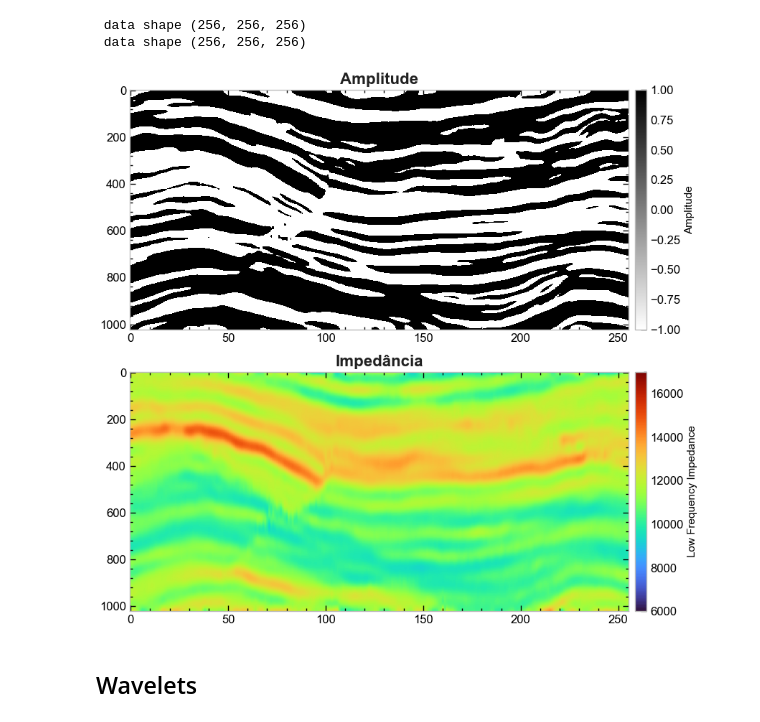
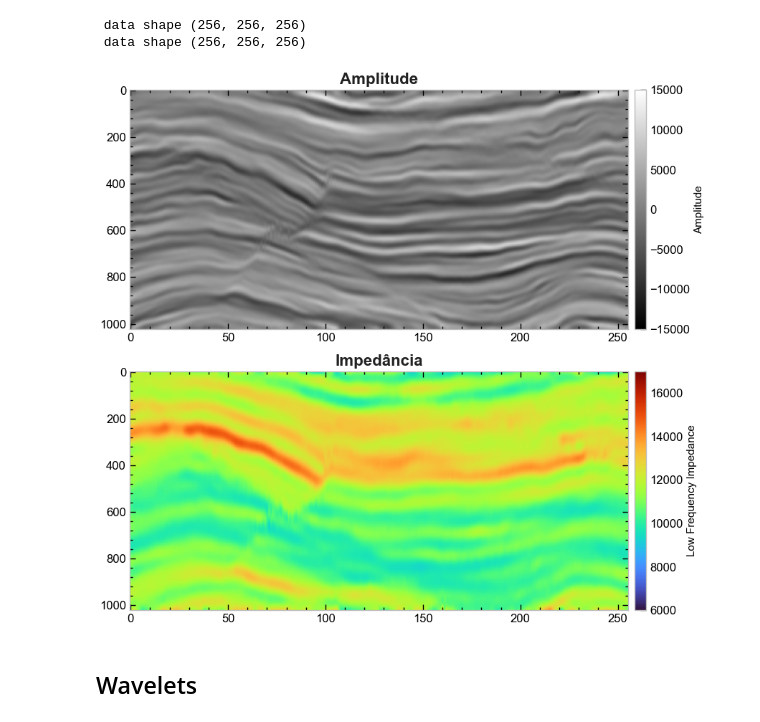
Before and after one commit to albano-a/tcc_methodology, a Jupyter notebook: main.ipynb, the cells around one changed output. Saved outputs shown, nothing was run; the diff lists cells and outputs as text; code cells hidden in the pictures.

```diff
--- a/main.ipynb
+++ b/main.ipynb
@@ -70,37 +70,37 @@ fig, axs = plt.subplots(2, 1, figsize=(9, 8))
 SECTION = 128
 
 c = axs[0].imshow(
-    data_amp[:, SECTION, :].T, cmap="gray_r", aspect="auto", vmin=-1, vmax=1
+    data_amp[:, SECTION, :].T, cmap="gray", aspect="auto", vmin=-15000, vmax=15000
 )
 cbar = fig.colorbar(c, ax=axs[0], pad=0.01)
 cbar.set_label("Amplitude", size=11)
 cbar.ax.tick_params(labelsize=LABEL_SIZE)
 axs[0].set_title("Amplitude", fontsize=FONT_SIZE, fontweight="bold", color=TEXT_COLOR)
 axs[0].set_yticklabels(
     [str(int(tick) * 4) for tick in axs[0].get_yticks()]
 )  # Altera os rótulos do eixo y
 axs[0].tick_params(axis="both", labelsize=LABEL_SIZE)
 axs[0].grid(False)
 
 c = axs[1].imshow(
     imp_background[:, SECTION, :].T, cmap="turbo", aspect="auto", vmin=VMIN, vmax=VMAX
 )
 
 cbar = fig.colorbar(c, ax=axs[1], pad=0.01)
 cbar.set_label("Low Frequency Impedance", size=11)
 cbar.ax.tick_params(labelsize=LABEL_SIZE)
 axs[1].set_title("Impedância", fontsize=FONT_SIZE, fontweight="bold", color=TEXT_COLOR)
 axs[1].set_yticklabels(
     [str(int(tick) * 4) for tick in axs[1].get_yticks()]
 )  # Altera os rótulos do eixo y
 axs[1].tick_params(axis="both", labelsize=LABEL_SIZE)
 axs[1].grid(False)
 
 plt.tight_layout()
 plt.savefig("Figures/views/amplitude_impedanceback.png", dpi=500, bbox_inches="tight")
 plt.show()
 # %% [output]
-[figure, old version]
+[figure, new version]
 # %% [markdown]
 ## Wavelets
 # %%
```
Also changed, not shown: parts of 8 cells of this notebook, 11 other files.
